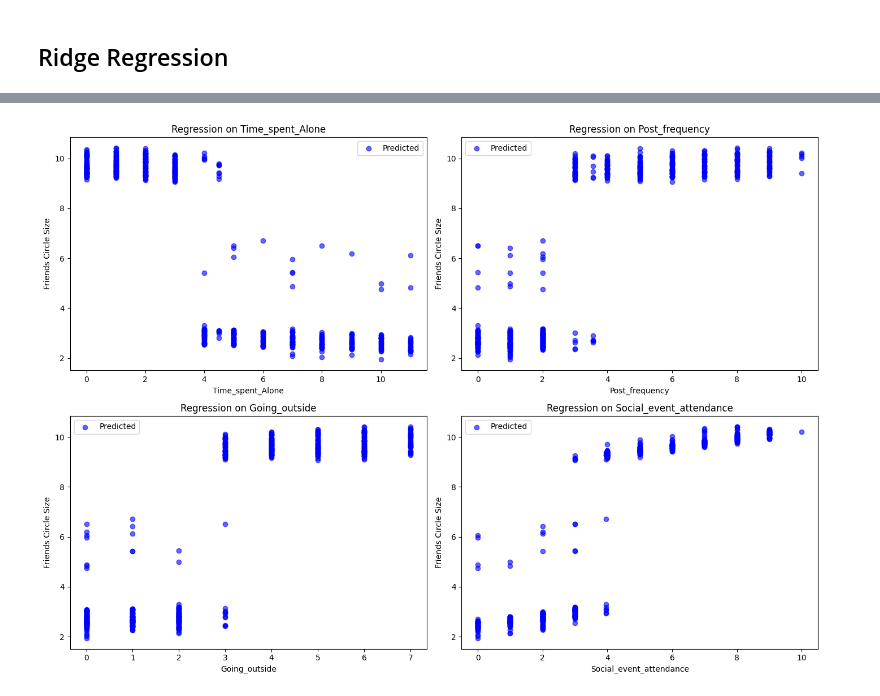
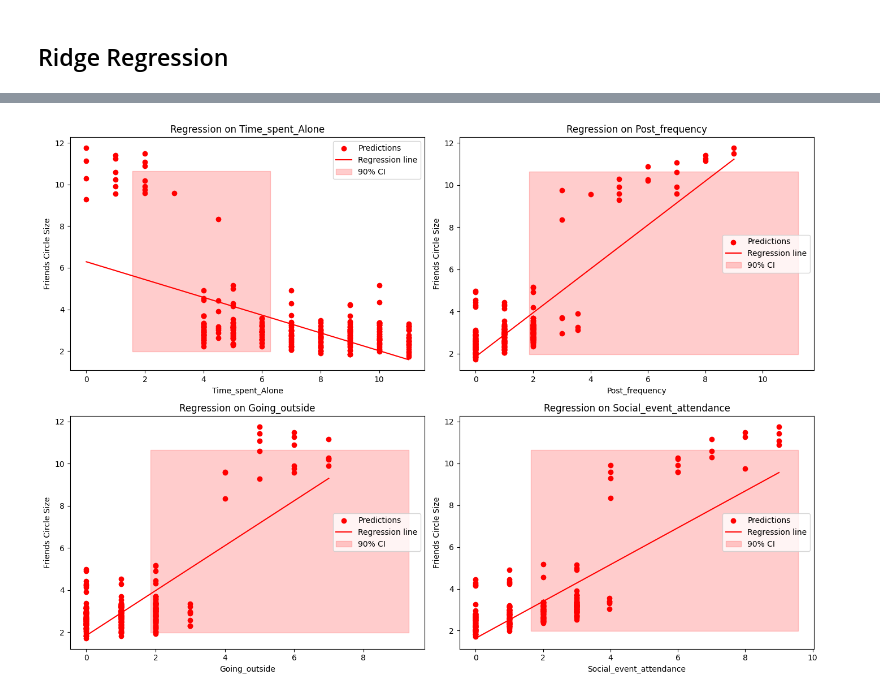
Before and after one commit to Prokope45/NeuralNetworkProject, a Jupyter notebook: LinearRegression/RidgeRegression.ipynb, the cells around one changed output, grey strips where cells are left out. Saved outputs shown, nothing was run; the diff lists cells and outputs as text; code cells hidden in the pictures.

```diff
--- a/LinearRegression/RidgeRegression.ipynb
+++ b/LinearRegression/RidgeRegression.ipynb
@@ -49,4 +49,4 @@ def switch_personality(personality: Personality | None = None):
     else:
         return pre_df
 
-pre_df = switch_personality()
+pre_df = switch_personality(Personality.introvert)
@@ -53,8 +85,19 @@ pre_df = switch_personality()
+# %%
+from sklearn.utils import resample
+import numpy as np
+
+def bootstrap_confidence_interval(X, y, model):
+    n_bootstraps = 1000
+    predictions = []
+    for _ in range(n_bootstraps):
+        X_boot, y_boot = resample(X, y)
+        pred_boot = model.predict(X_boot)
+        predictions.append(pred_boot)
+    ci_lower_bound, ci_upper_bound = np.percentile(predictions, [2.5, 97.5])
+    return ci_lower_bound, ci_upper_bound
 # %% [markdown]
 ## Ridge Regression
 # %%
-from numpy import mean
-
 fig, axs = plt.subplots(2, 2, figsize=(14, 10))
 axs = axs.flatten()
 
@@ -65,31 +108,51 @@ for i, predictor in enumerate(predictors):
 
     X_train, X_test, y_train, y_test = train_test_split(X, y, test_size=0.2, random_state=1863)
 
-    scaler = StandardScaler()
-    X_train_scaled = scaler.fit_transform(X_train)
-    X_test_scaled = scaler.transform(X_test)
+    # scaler = StandardScaler()
+    # X_train_scaled = scaler.fit_transform(X_train)
+    # X_test_scaled = scaler.transform(X_test)
 
     x_vals = np.linspace(X_train[predictor].min(), X_train[predictor].max(), 100)
 
     # Alpha controls strength of L2 regularization
-    ridge_model = Ridge(alpha=1.0).fit(X_train_scaled, y_train)
+    ridge_model = Ridge(alpha=1.0).fit(X_train, y_train)
 
-    y_pred = ridge_model.predict(X_test_scaled)
+    y_pred = ridge_model.predict(X_test)
 
-    mse = mean_squared_error(y_test, y_pred)
-    print(f"Mean Squared Error: {mse}")
+    regression_results(y_test, y_pred)
 
     # Plot points
+    # ax.scatter(
+    #     x=X_test[predictor],
+    #     y=y_test,
+    #     color="blue",
+    #     alpha=0.6,
+    #     label="Predicted"
+    # )
+
     ax.scatter(
-        x=X_test[predictor],
-        y=y_pred,
-        color="blue",
-        alpha=0.6,
-        label="Predicted"
+        X_test[predictor],
+        y_pred,
+        color='red',
+        label='Predictions'
     )
 
     # Regression line
-    # ax.plot(x_vals, mean(y_pred), color='red', linewidth=2)
+    z = np.polyfit(X_test[predictor], y_test, 1)
+    p = np.poly1d(z)
+    ax.plot(x_vals, p(x_vals), color='red', label='Regression line')
+
+    # Confidence interval (Bootstrap)
+    ci_lower_bound, ci_upper_bound = bootstrap_confidence_interval(X, y, ridge_model)
+
+    ax.fill_between(
+        x_vals,
+        ci_lower_bound,
+        ci_upper_bound,
+        color='red',
+        alpha=0.2,
+        label='90% CI'
+    )
 
     ax.set_title(f'Regression on {predictor}')
     ax.set_xlabel(predictor)
@@ -105 +181 @@ Mean Squared Error: 6.183768049363361
-[figure, old version]
+[figure, new version]
```
Also changed, not shown: parts of 3 cells of this notebook, 10 other files.
